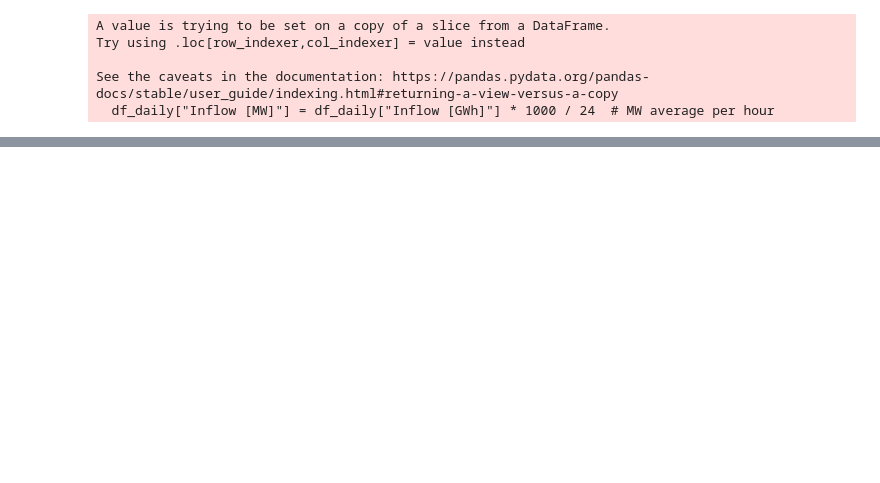
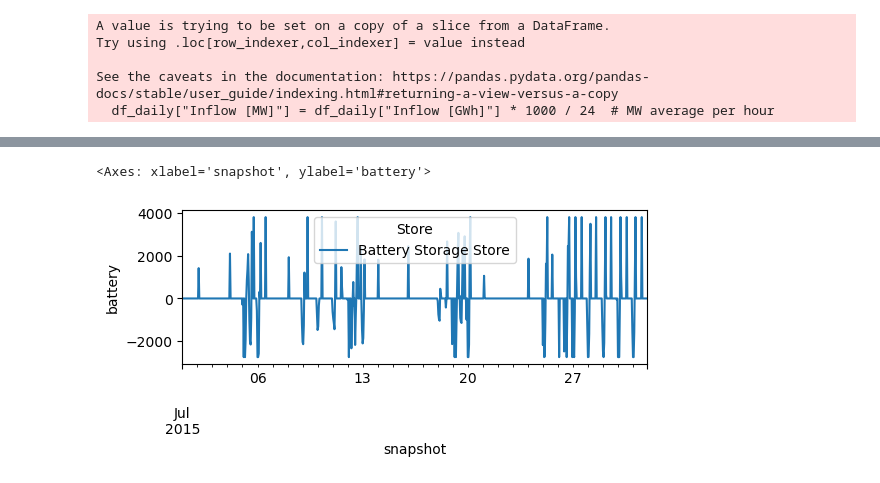
Before and after one commit to jowie1508/46770_IEG, a Jupyter notebook: Part_D_analysis.ipynb, the cells around one changed output, grey strips where cells are left out. Cells and saved outputs as stored; diff of their text form; code cells hidden in the pictures; blank space fills up the shorter version.

```diff
--- a/Part_D_analysis.ipynb
+++ b/Part_D_analysis.ipynb
@@ -91,0 +137,36 @@ network.generators_t.p_max_pu.loc["2015-01"].plot(figsize=(6, 2), ylabel="CF")
+# %%
+# battery store + link
+
+#Create a new bus
+n_batt_store.add("Bus",
+          "elec_store",
+          carrier = "battery storage",
+          overwrite=True)
+
+#Connect the store to the bus
+n_batt_store.add("Store",
+          "Battery Storage Store",
+          bus = "elec_store",
+          e_nom_extendable = True,
+          e_cyclic = True,
+          capital_cost = costs.at["battery storage", "capital_cost"],
+          overwrite=True)
+
+n_batt_store.add("Link",
+          "grid to battergy storage",
+          bus0 = f"{country}_elec",
+          bus1 = "elec_store",
+          p_nom_extendable = True,
+          efficiency = costs.at["battery inverter", "efficiency"],
+          capital_cost = costs.at["battery inverter", "efficiency"],
+          overwrite=True)
+
+n_batt_store.add("Link",
+          "battery storage to grid",
+          bus0 = "elec_store",
+          bus1 = f"{country}_elec",
+          p_nom_extendable = True,
+          efficiency = costs.at["battery inverter", "efficiency"],
+          capital_cost = costs.at["battery inverter", "efficiency"],
+          overwrite=True
+          )
@@ -142,0 +246,5 @@ network.generators_t.p.loc["2015-01-15":"2015-01-21"]
+# %%
+n_batt_store.stores_t.p.loc["2015-07"].plot(figsize=(6, 2), ylabel="battery")
+# %% [output]
+<Axes: xlabel='snapshot', ylabel='battery'>
+[figure, added]
```
Also changed, not shown: parts of 25 cells of this notebook.
